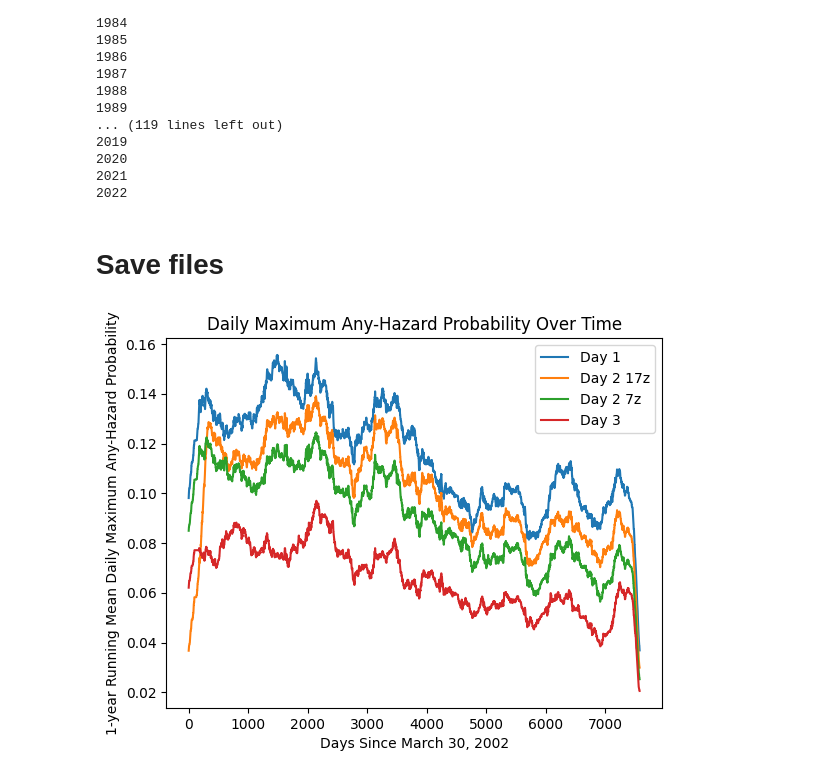
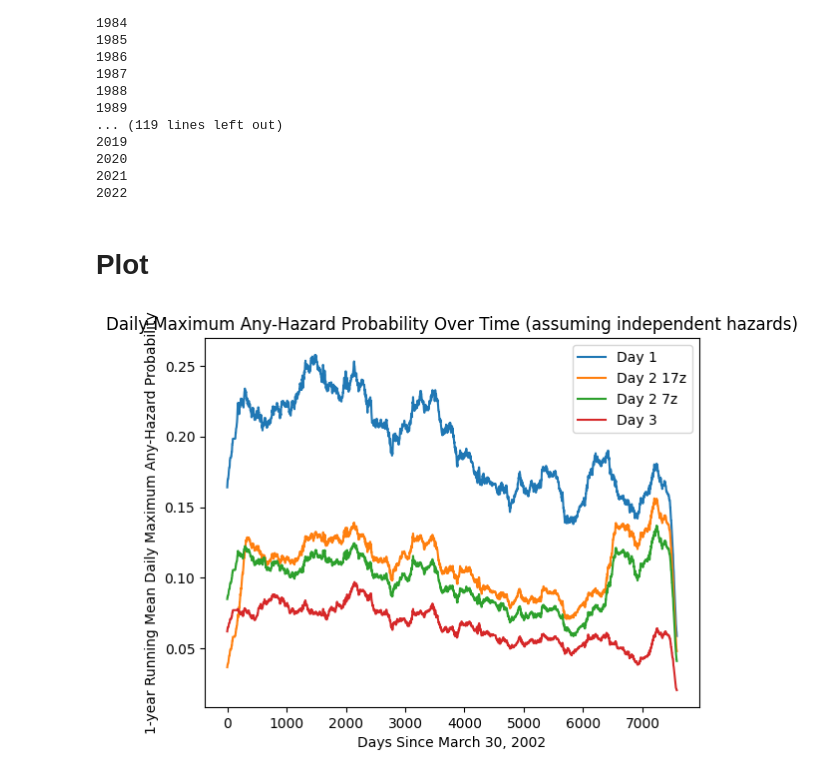
Before and after one commit to milesepstein13/severe-thunderstorm-analysis, a Jupyter notebook: gridize.ipynb, the cells around one changed output. Drawn from its saved outputs; the diff is of its cells as text; code cells hidden in the pictures.

Commit message:
plotted probability over time assuming independence

```diff
--- a/gridize.ipynb
+++ b/gridize.ipynb
@@ -11,4 +11,4 @@ import math
 # %%
 data_location = 'data'
 outlooks, pph, reports = read_datasets(data_location)
-save_location = 'data/outlooks/grid_outlooks_final.nc'
+save_location = 'data/outlooks/grid_outlooks.nc'
@@ -197,0 +186,3 @@ Coordinates:
+# %%
+outlook_dataset = xr.open_dataset(save_location)
+outlook_dataset
@@ -198,5 +204,7 @@ Coordinates:
 # %%
-# build day 1 and Feb 1 2020- day 2 probabilities: max (assuming total dependence) seems right
+# build day 1 and Feb 1 2020- day 2 probabilities: max (assuming total dependence) seems right, set to True
+dependent = True
+
 for outlook in ['Day 2 7', 'Day 2 17', 'Day 1']:
     print(outlook)
     year = ''
@@ -206,7 +214,10 @@ for outlook in ['Day 2 7', 'Day 2 17', 'Day 1']:
         if newyear != year:
             print(newyear)
             year = newyear
-        m = outlook_dataset['prob'].sel(time = time, outlook = [outlook + ' Wind', outlook + ' Hail', outlook + ' Tornado']).max(dim = 'outlook')
+        if dependent:
+            m = m = outlook_dataset['prob'].sel(time = time, outlook = [outlook + ' Wind', outlook + ' Hail', outlook + ' Tornado']).max(dim = 'outlook')
+        else:
+            m = (1-(1-outlook_dataset['prob'].sel(time = time, outlook = [outlook + ' Wind'])).data * (1-outlook_dataset['prob'].sel(time = time, outlook = [outlook + ' Hail'])).data * (1-outlook_dataset['prob'].sel(time = time, outlook = [outlook + ' Tornado'])).data)[:, :, 0]
         if m.max() > 0:
             outlook_dataset['prob'].loc[dict(time = time, outlook = outlook)] = m
 # %% [output]
@@ -227,21 +238,27 @@ Day 2 7
 2020
 2021
 2022
-# %% [markdown]
-# Save files
+# %% [markdown]
+# Plot
 # %%
 # check that max was a reasonable way to combine hazard probabilities
 plt.plot(np.convolve(outlook_dataset['prob'].sel(outlook = 'Day 1').max(dim=['x', 'y']).data[8489:], np.ones(365)/365, 'same'))
 plt.plot(np.convolve(outlook_dataset['prob'].sel(outlook = 'Day 2 17').max(dim=['x', 'y']).data[8489:], np.ones(365)/365, 'same'))
 plt.plot(np.convolve(outlook_dataset['prob'].sel(outlook = 'Day 2 7').max(dim=['x', 'y']).data[8489:], np.ones(365)/365, 'same'))
 plt.plot(np.convolve(outlook_dataset['prob'].sel(outlook = 'Day 3').max(dim=['x', 'y']).data[8489:], np.ones(365)/365, 'same'))
 plt.legend(['Day 1', 'Day 2 17z', 'Day 2 7z', 'Day 3'])
-plt.title('Daily Maximum Any-Hazard Probability Over Time')
+if dependent:
+    plt.title('Daily Maximum Any-Hazard Probability Over Time')
+else:
+    plt.title('Daily Maximum Any-Hazard Probability Over Time (assuming independent hazards)')
 plt.ylabel('1-year Running Mean Daily Maximum Any-Hazard Probability')
 plt.xlabel('Days Since March 30, 2002')
-plt.savefig('plots/prob_over_time.png')
+if dependent:
+    plt.savefig('plots/prob_over_time.png')
+else:
+    plt.savefig('plots/prob_over_time_indep.png')
 
 
 # This is kind of an interesting result on its own. Forecast practices have changed... higher risks issued less liberally
 # %% [output]
-[figure, old version]
+[figure, new version]
```
Also changed, not shown: parts of 3 cells of this notebook, 4 other files.
